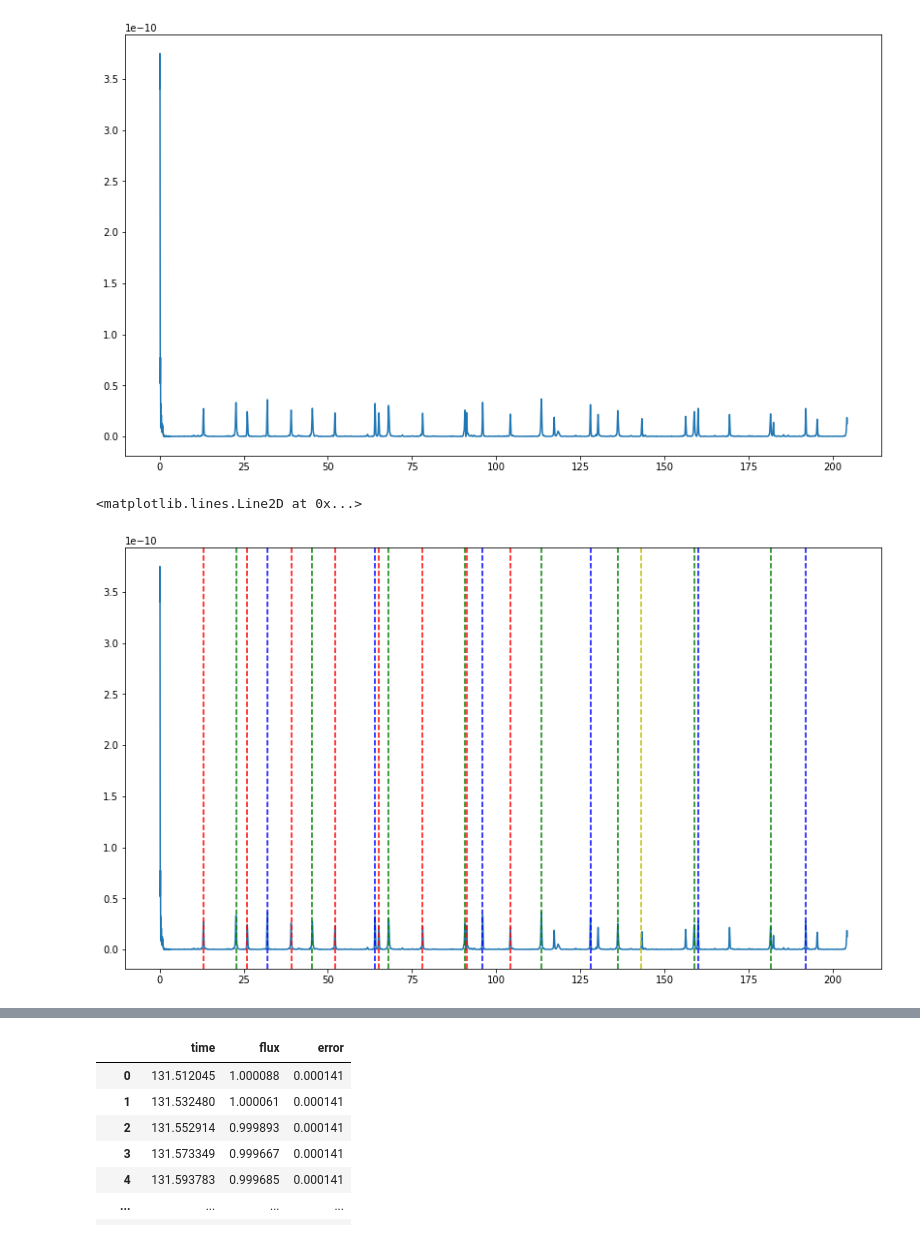
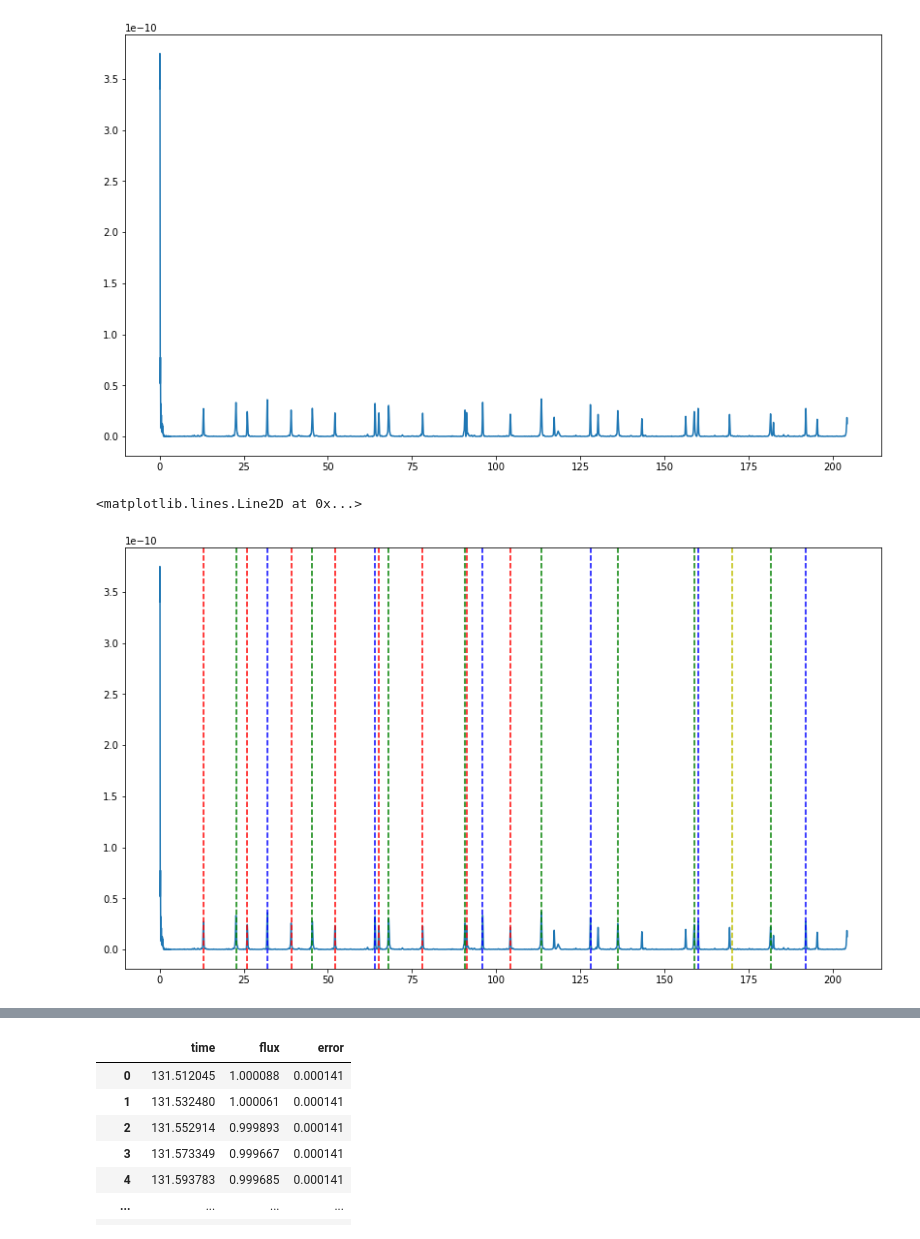
Before and after one commit to Hazel-H/astrolabs-PH30116-, a Jupyter notebook: PH30116/LIGHTCURVE_DATA.ipynb, the cells around one changed output, grey strips where cells are left out. Saved outputs shown, nothing was run; the diff lists cells and outputs as text; code cells hidden in the pictures.

```diff
--- a/PH30116/LIGHTCURVE_DATA.ipynb
+++ b/PH30116/LIGHTCURVE_DATA.ipynb
@@ -235,28 +235,28 @@ pylab.plot(freqs2,lomb2)
 # %%
 pylab.figure(figsize=(14,8))
 pylab.plot(freqs2,lomb2)
 #pylab.xlim(0,200)
 guess_freq = 13.03
 pylab.axvline(guess_freq, c='r', ls='--')
 for i in [2,3,4,5,6,7,8]:
     pylab.axvline(guess_freq*i, c='r', ls='--' )
 
 guess_freq2 = 22.6845
 pylab.axvline(guess_freq2, c='g', ls='--')
 for i in [2,3,4,5,6,7,8]:
     pylab.axvline(guess_freq2*i, c='g', ls='--' )
 
 guess_freq3 = 32
 pylab.axvline(guess_freq3, c='b', ls='--')
 for i in [2,3,4,5,6]:
     pylab.axvline(guess_freq3*i, c='b', ls='--' )
 
-guess_freq4 = 143
+guess_freq4 = 170
 pylab.axvline(guess_freq4, c='y', ls='--')
 #for i in [1.5]:
 #    pylab.axvline(guess_freq4*i, c='y', ls='--' )
 # %% [output]
 <matplotlib.lines.Line2D at 0x...>
-[figure, old version]
+[figure, new version]
 # %%
 pylab.figure(figsize=(14,8))
```
Also changed, not shown: parts of 21 cells of this notebook, 3 other files.
